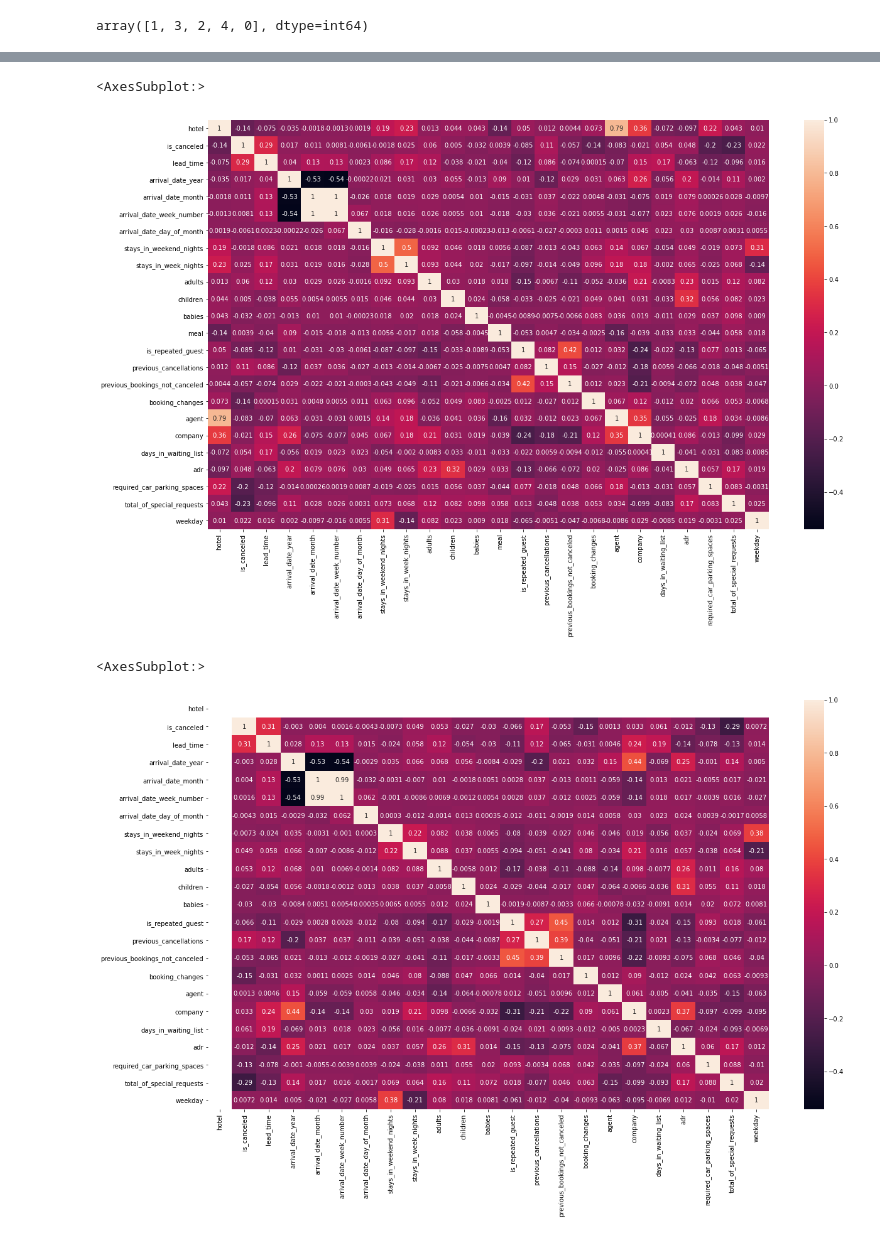
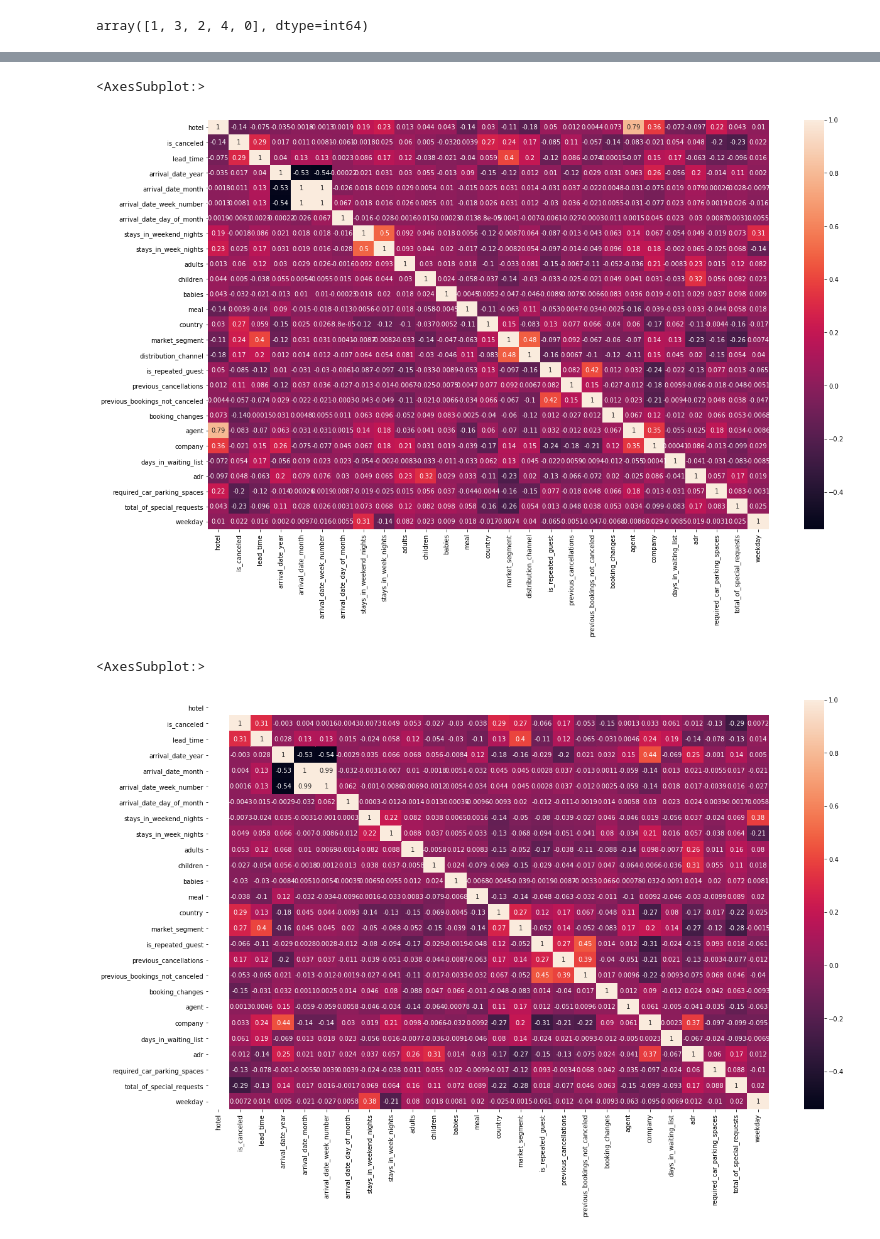
Before and after one commit to DJ1070/Hotel_Bookings, a Jupyter notebook: Hotel_Cancellation_Prediction.ipynb, the cells around one changed output, grey strips where cells are left out. Drawn from its saved outputs; the diff is of its cells as text; code cells hidden in the pictures.

```diff
--- a/Hotel_Cancellation_Prediction.ipynb
+++ b/Hotel_Cancellation_Prediction.ipynb
@@ -163,0 +169,16 @@ array([136,  60, 170,  52,  77,  57,   0, 140, 125, 128,   7, 134,  44,
+# %%
+# Converting market_segment from str to int
+
+market_seg = df.market_segment.unique()
+
+ms = {}
+i = 0
+for m in market_seg:
+    i += 1
+    ms[m] = i
+
+# Replacing:
+
+df.market_segment = df.market_segment.map(ms)
+
+df.market_segment.unique()
@@ -163,0 +191,7 @@ array([136,  60, 170,  52,  77,  57,   0, 140, 125, 128,   7, 134,  44,
+# %%
+# Converting distribution_channel from str to int
+
+dc = {'Undefined':0, 'Direct':1, 'Corporate':2, 'TA/TO':3, 'GDS':4}
+df.distribution_channel = df.distribution_channel.map(dc)
+
+df.distribution_channel.unique()
@@ -164,16 +215,16 @@ array([136,  60, 170,  52,  77,  57,   0, 140, 125, 128,   7, 134,  44,
 # %%
-fig, ax = plt.subplots(figsize=(20, 12))
+fig, ax = plt.subplots(figsize=(24, 16))
 sns.heatmap(df.corr(), annot=True, ax = ax)
 # %% [output]
 <AxesSubplot:>
-[figure, old version]
+[figure, new version]
 # %%
 df_city_hotel = df[df.hotel == 0]
 df_resort_hotel = df[df.hotel == 1]
 # %%
-fig, ax = plt.subplots(figsize=(20, 12))
+fig, ax = plt.subplots(figsize=(24, 16))
 sns.heatmap(df_city_hotel.corr(), annot=True, ax = ax)
 # %% [output]
 <AxesSubplot:>
-[figure, old version]
+[figure, new version]
 # %%
```
Also changed, not shown: parts of 7 cells of this notebook, 1 other file.
